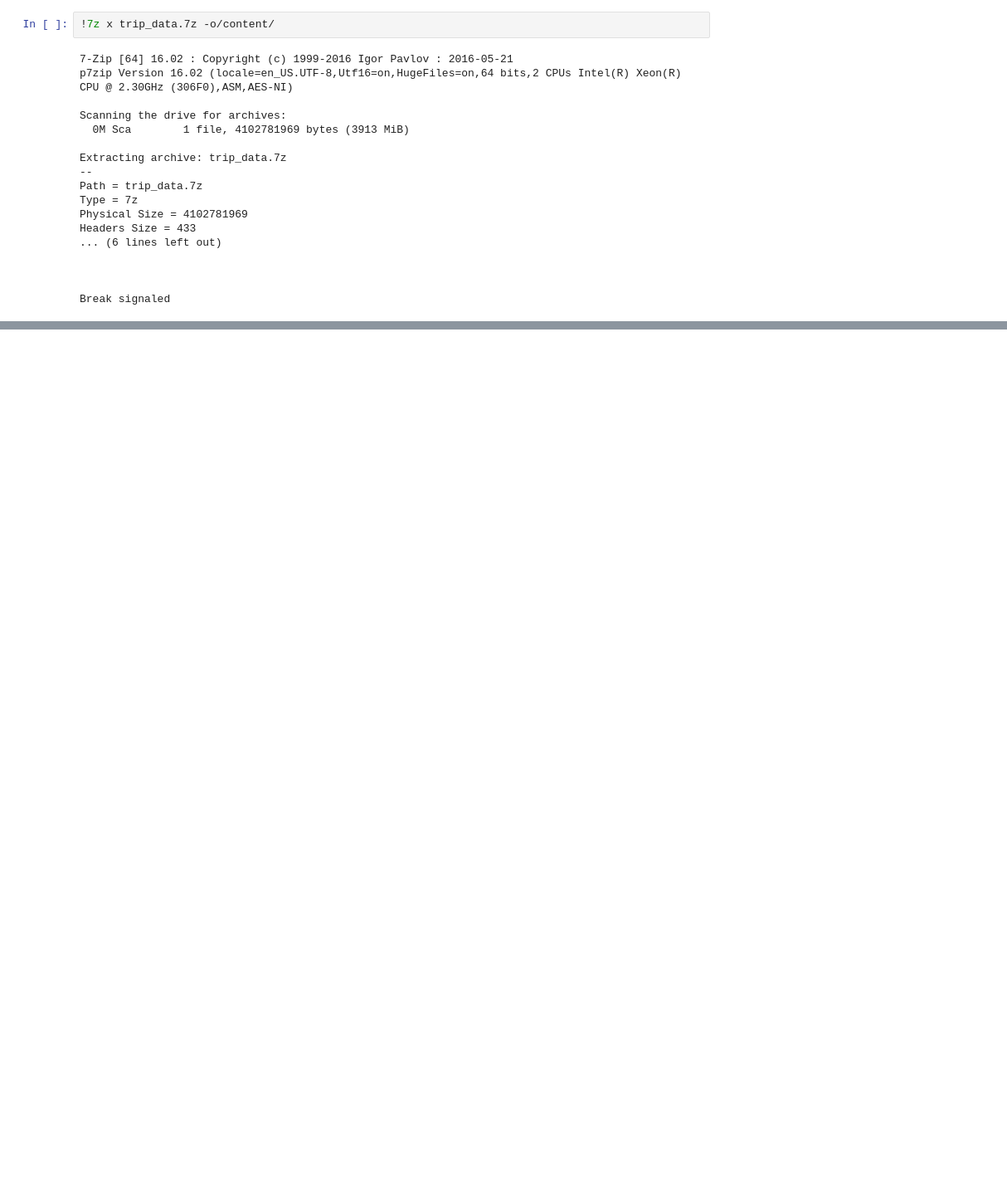
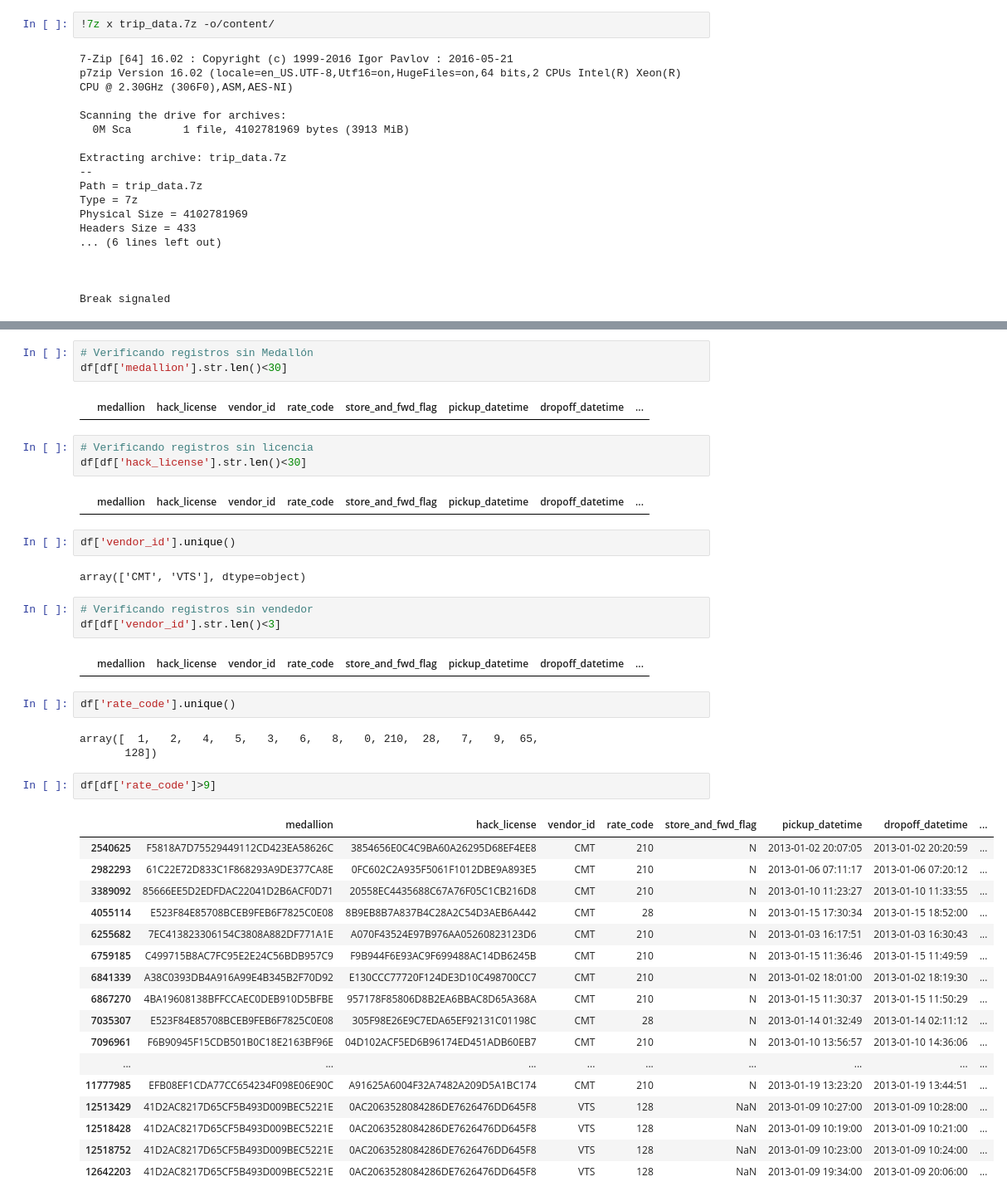
Before and after one commit to htapiagroup/sistemas-distribuidos-evaluacion-intersemestral-vortizmca18, a Jupyter notebook: Examen1.ipynb, the cells around one changed output, grey strips where cells are left out. Shown: that part at 83% size. Drawn from its saved outputs; the diff is of its cells as text; blank space fills up the shorter version.

```diff
--- a/Examen1.ipynb
+++ b/Examen1.ipynb
@@ -54,0 +147,44 @@ nyc_taxi.zip  trip_data_10.csv  trip_data.7z     yellow_tripdata_2018-02.csv
+# %%
+# Verificando registros sin Medallón
+df[df['medallion'].str.len()<30]
+# %% [output]
+|  | medallion | hack_license | vendor_id | rate_code | store_and_fwd_flag | pickup_datetime | dropoff_datetime | ... |
+# %%
+# Verificando registros sin licencia
+df[df['hack_license'].str.len()<30]
+# %% [output]
+|  | medallion | hack_license | vendor_id | rate_code | store_and_fwd_flag | pickup_datetime | dropoff_datetime | ... |
+# %%
+df['vendor_id'].unique()
+# %% [output]
+array(['CMT', 'VTS'], dtype=object)
+# %%
+# Verificando registros sin vendedor
+df[df['vendor_id'].str.len()<3]
+# %% [output]
+|  | medallion | hack_license | vendor_id | rate_code | store_and_fwd_flag | pickup_datetime | dropoff_datetime | ... |
+# %%
+df['rate_code'].unique()
+# %% [output]
+array([  1,   2,   4,   5,   3,   6,   8,   0, 210,  28,   7,   9,  65,
+       128])
+# %%
+df[df['rate_code']>9]
+# %% [output]
+|  | medallion | hack_license | vendor_id | rate_code | store_and_fwd_flag | pickup_datetime | dropoff_datetime | ... |
+| 2540625 | F5818A7D75529449112CD423EA58626C | 3854656E0C4C9BA60A26295D68EF4EE8 | CMT | 210 | N | 2013-01-02 20:07:05 | 2013-01-02 20:20:59 | ... |
+| 2982293 | 61C22E72D833C1F868293A9DE377CA8E | 0FC602C2A935F5061F1012DBE9A893E5 | CMT | 210 | N | 2013-01-06 07:11:17 | 2013-01-06 07:20:12 | ... |
+| 3389092 | 85666EE5D2EDFDAC22041D2B6ACF0D71 | 20558EC4435688C67A76F05C1CB216D8 | CMT | 210 | N | 2013-01-10 11:23:27 | 2013-01-10 11:33:55 | ... |
+| 4055114 | E523F84E85708BCEB9FEB6F7825C0E08 | 8B9EB8B7A837B4C28A2C54D3AEB6A442 | CMT | 28 | N | 2013-01-15 17:30:34 | 2013-01-15 18:52:00 | ... |
+| 6255682 | 7EC413823306154C3808A882DF771A1E | A070F43524E97B976AA05260823123D6 | CMT | 210 | N | 2013-01-03 16:17:51 | 2013-01-03 16:30:43 | ... |
+| 6759185 | C499715B8AC7FC95E2E24C56BDB957C9 | F9B944F6E93AC9F699488AC14DB6245B | CMT | 210 | N | 2013-01-15 11:36:46 | 2013-01-15 11:49:59 | ... |
+| 6841339 | A38C0393DB4A916A99E4B345B2F70D92 | E130CCC77720F124DE3D10C498700CC7 | CMT | 210 | N | 2013-01-02 18:01:00 | 2013-01-02 18:19:30 | ... |
+| 6867270 | 4BA19608138BFFCCAEC0DEB910D5BFBE | 957178F85806D8B2EA6BBAC8D65A368A | CMT | 210 | N | 2013-01-15 11:30:37 | 2013-01-15 11:50:29 | ... |
+| 7035307 | E523F84E85708BCEB9FEB6F7825C0E08 | 305F98E26E9C7EDA65EF92131C01198C | CMT | 28 | N | 2013-01-14 01:32:49 | 2013-01-14 02:11:12 | ... |
+| 7096961 | F6B90945F15CDB501B0C18E2163BF96E | 04D102ACF5ED6B96174ED451ADB60EB7 | CMT | 210 | N | 2013-01-10 13:56:57 | 2013-01-10 14:36:06 | ... |
+| ... | ... | ... | ... | ... | ... | ... | ... | ... |
+| 11777985 | EFB08EF1CDA77CC654234F098E06E90C | A91625A6004F32A7482A209D5A1BC174 | CMT | 210 | N | 2013-01-19 13:23:20 | 2013-01-19 13:44:51 | ... |
+| 12513429 | 41D2AC8217D65CF5B493D009BEC5221E | 0AC2063528084286DE7626476DD645F8 | VTS | 128 | NaN | 2013-01-09 10:27:00 | 2013-01-09 10:28:00 | ... |
+| 12518428 | 41D2AC8217D65CF5B493D009BEC5221E | 0AC2063528084286DE7626476DD645F8 | VTS | 128 | NaN | 2013-01-09 10:19:00 | 2013-01-09 10:21:00 | ... |
+| 12518752 | 41D2AC8217D65CF5B493D009BEC5221E | 0AC2063528084286DE7626476DD645F8 | VTS | 128 | NaN | 2013-01-09 10:23:00 | 2013-01-09 10:24:00 | ... |
+| 12642203 | 41D2AC8217D65CF5B493D009BEC5221E | 0AC2063528084286DE7626476DD645F8 | VTS | 128 | NaN | 2013-01-09 19:34:00 | 2013-01-09 20:06:00 | ... |
```
Also changed, not shown: parts of 18 cells of this notebook.
